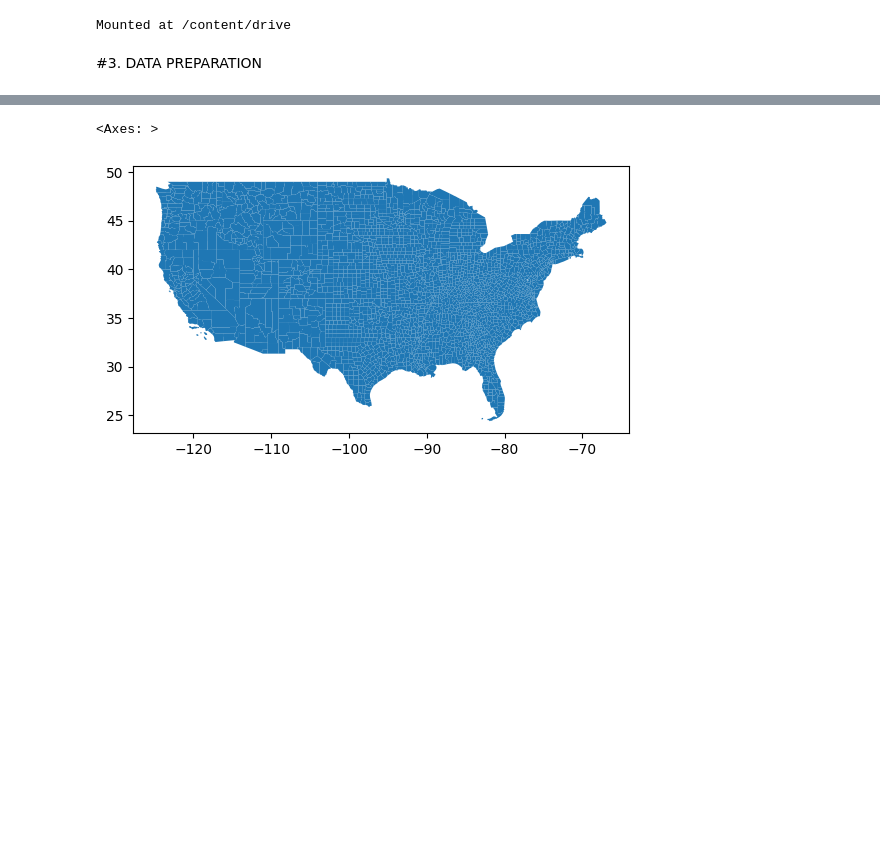
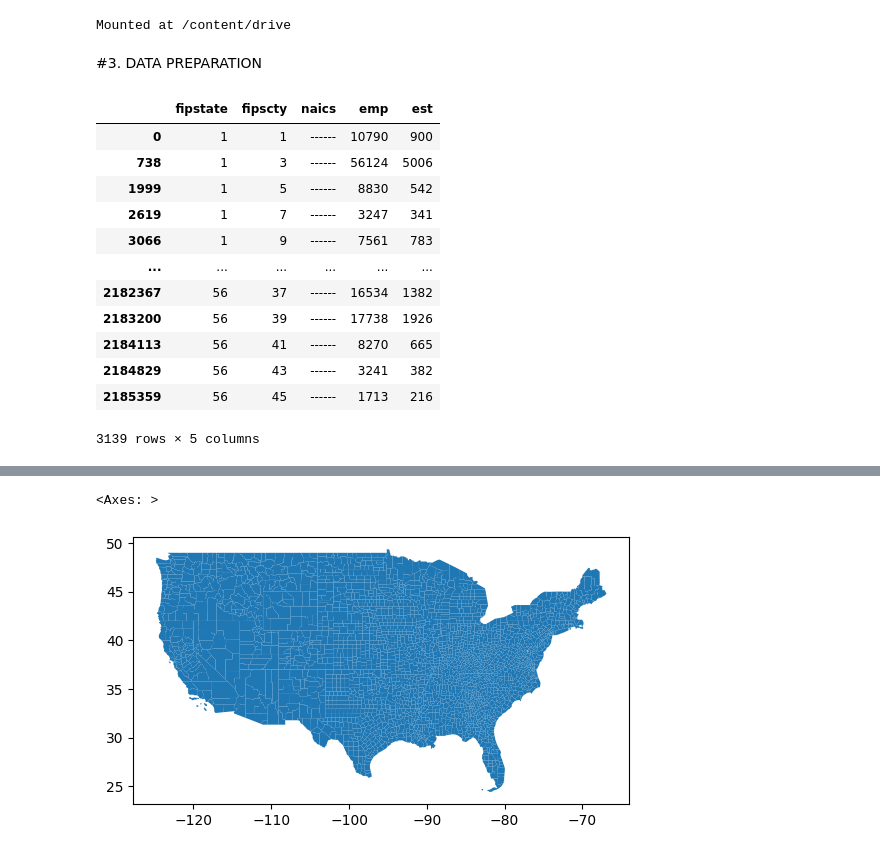
Before and after one commit to ReidelVichot/LC_identification, a Jupyter notebook: LC_identification_Rivera.ipynb, the cells around one changed output, grey strips where cells are left out. Cells and saved outputs as stored; diff of their text form; code cells hidden in the pictures; blank space fills up the shorter version.

```diff
--- a/LC_identification_Rivera.ipynb
+++ b/LC_identification_Rivera.ipynb
@@ -44,3 +53,19 @@ cbp08 = cbp08[cols]
+# %%
+cbp08_total[cbp08_total.fipscty != 999]
+# %% [output]
+|  | fipstate | fipscty | naics | emp | est |
+| 0 | 1 | 1 | ------ | 10790 | 900 |
+| 738 | 1 | 3 | ------ | 56124 | 5006 |
+| 1999 | 1 | 5 | ------ | 8830 | 542 |
+| 2619 | 1 | 7 | ------ | 3247 | 341 |
+| 3066 | 1 | 9 | ------ | 7561 | 783 |
+| ... | ... | ... | ... | ... | ... |
+| 2182367 | 56 | 37 | ------ | 16534 | 1382 |
+| 2183200 | 56 | 39 | ------ | 17738 | 1926 |
+| 2184113 | 56 | 41 | ------ | 8270 | 665 |
+| 2184829 | 56 | 43 | ------ | 3241 | 382 |
+| 2185359 | 56 | 45 | ------ | 1713 | 216 |
+3139 rows × 5 columns
 # %%
 cbp98["year"] = 1998
 cbp08["year"] = 2008
```
Also changed, not shown: parts of 18 cells of this notebook.
